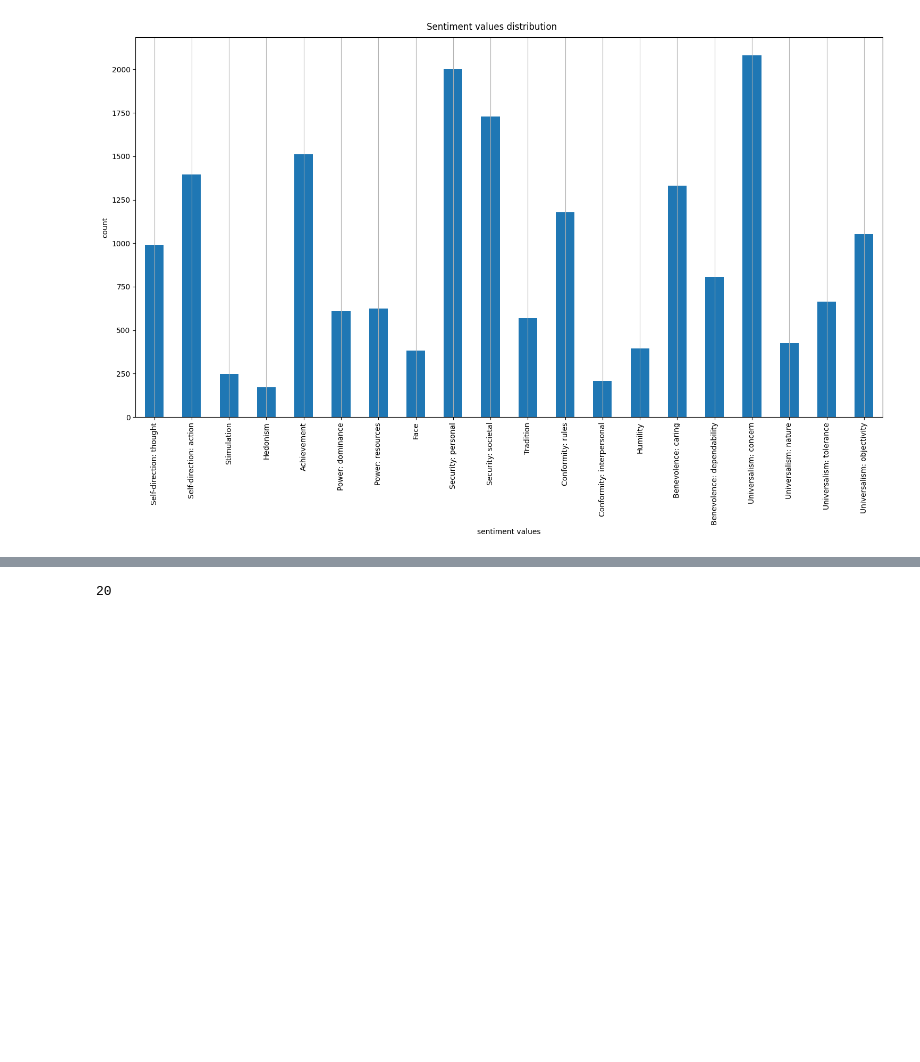
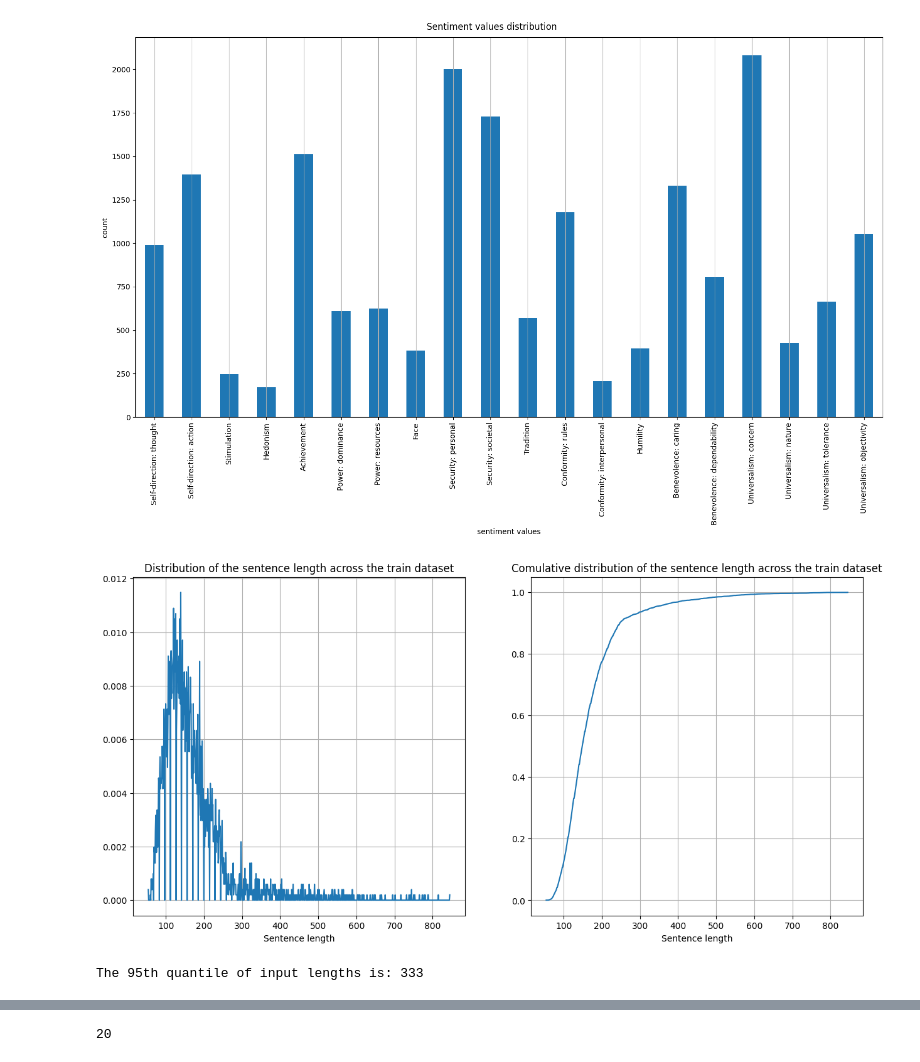
Before and after one commit to RiccardoSpolaor/NLP-project, a Jupyter notebook: src/main.ipynb, the cells around one changed output, grey strips where cells are left out. Drawn from its saved outputs; the diff is of its cells as text; code cells hidden in the pictures; blank space fills up the shorter version.

Commit message:
Update main.ipynb
Add  input length analysis and MAX_LEN cut at 95%

```diff
--- a/src/main.ipynb
+++ b/src/main.ipynb
@@ -79,6 +79,46 @@ plt.tight_layout()
 plt.show()
 # %% [output]
 [figure]
+# %%
+import numpy as np
+
+def plot_sequence_length_analysis(df: pd.DataFrame):
+    """Analyse the length of the premises + stances + conclusions
+    Parameters
+    ----------
+    df : DataFrame
+        A pandas dataframe.
+    """
+    # Length of each training sentence
+    train_sentences_lenghts = df.Premise.str.len() + df.Conclusion.str.len() + 1
+
+    # Histogram of the sentences length distribution
+    hist, bin_edges = np.histogram(train_sentences_lenghts, bins=np.max(train_sentences_lenghts) + 1, density=True)
+    # Cumulative distribution of the sentences length
+    C = np.cumsum(hist)*(bin_edges[1] - bin_edges[0])
+
+    plt.figure(figsize=(15, 7))
+    plt.subplot(1, 2, 1)
+    plt.plot(bin_edges[1:], hist)
+    plt.title('Distribution of the sentence length across the train dataset')
+    plt.xlabel('Sentence length')
+    plt.grid()
+    plt.subplot(1, 2, 2)
+    plt.plot(bin_edges[1:], C)
+    plt.title('Comulative distribution of the sentence length across the train dataset')
+    plt.xlabel('Sentence length')
+    plt.grid()
+    plt.show()
+# %%
+plot_sequence_length_analysis(arguments_train_df)
+# %% [output]
+[figure, added]
+# %%
+quantile_95 = (arguments_train_df.Premise.str.len() + arguments_train_df.Conclusion.str.len() + 1).quantile(.95, interpolation='nearest')
+
+print(f'The 95th quantile of input lengths is: {quantile_95}')
+# %% [output]
+The 95th quantile of input lengths is: 333
 # %%
 total_corpus = arguments_train_df.Conclusion.tolist() + arguments_train_df.Premise.tolist()
 # %%
```
Also changed, not shown: parts of 4 cells of this notebook.
